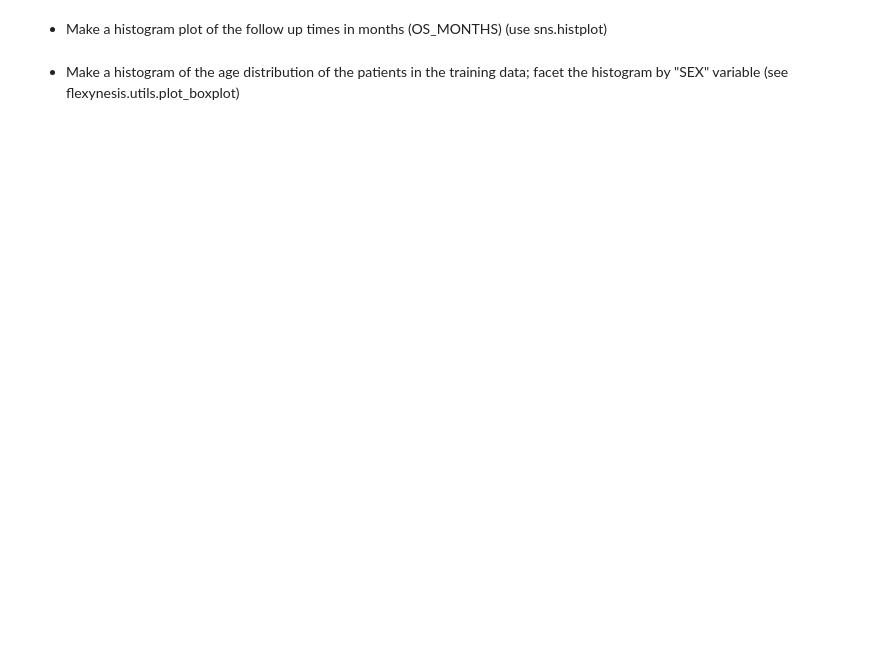
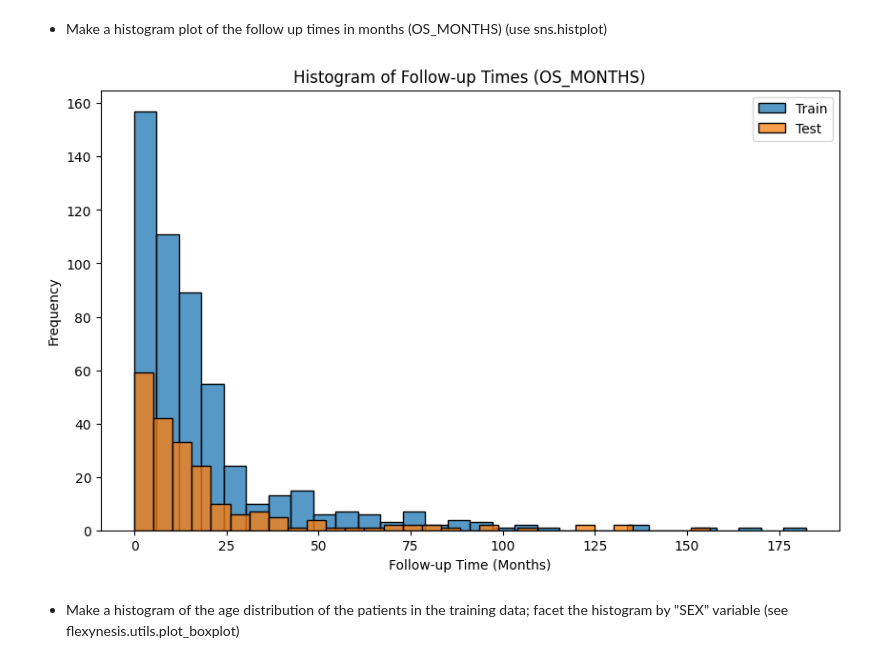
Before and after one commit to theSamurai1997/compgen_course_2025_module3_my_session, a Jupyter notebook: homeworks/hw2/day2_hw_lgg_gbm.ipynb, the cells around one changed output. Cells and saved outputs as stored; diff of their text form; code cells hidden in the pictures; blank space fills up the shorter version.

```diff
--- a/homeworks/hw2/day2_hw_lgg_gbm.ipynb
+++ b/homeworks/hw2/day2_hw_lgg_gbm.ipynb
@@ -52,4 +213,21 @@ Below you are asked to do simple explorations of the available data.
 # %% [markdown]
 - Make a histogram plot of the follow up times in months (OS_MONTHS) (use sns.histplot)
+# %%
+import matplotlib.pyplot as plt
+
+data1 = train_dataset.ann["OS_MONTHS"]
+data2 = test_dataset.ann["OS_MONTHS"]
+
+# Create a histogram plot of OS_MONTHS for both train and test data
+plt.figure(figsize=(10, 6))
+sns.histplot(data1, bins=30, kde=False, label="Train")
+sns.histplot(data2, bins=30, kde=False, label="Test")
+plt.xlabel("Follow-up Time (Months)")
+plt.ylabel("Frequency")
+plt.title("Histogram of Follow-up Times (OS_MONTHS)")
+plt.legend()
+plt.show()
+# %% [output]
+[figure, added]
 # %% [markdown]
 - Make a histogram of the age distribution of the patients in the training data; facet the histogram by "SEX" variable (see flexynesis.utils.plot_boxplot)
```
Also changed, not shown: parts of 43 cells of this notebook, 1 other file.
